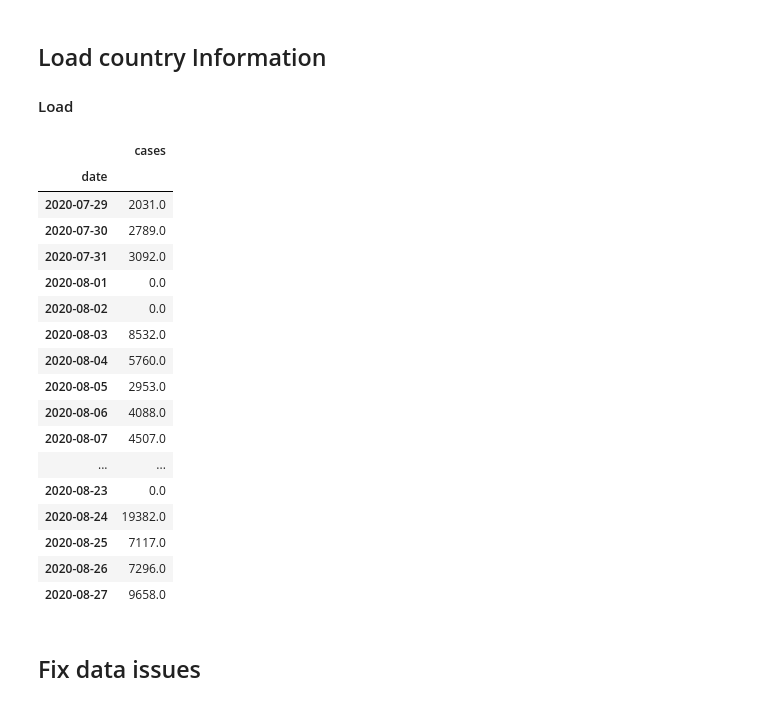
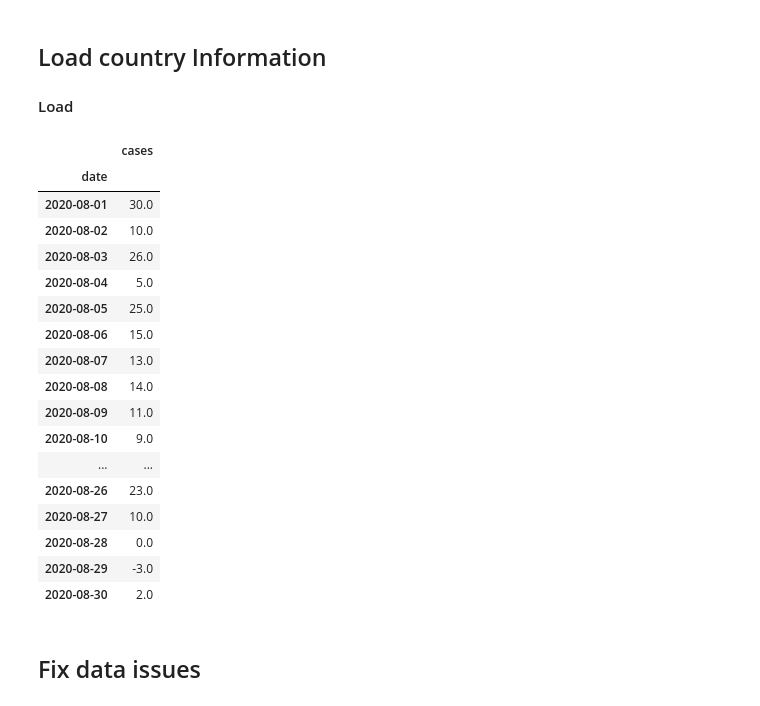
Before and after one commit to gkossakowski/covid-19, a Jupyter notebook: Realtime Rt mcmc.ipynb, the cells around one changed output. Drawn from its saved outputs; the diff is of its cells as text; code cells hidden in the pictures.

```diff
--- a/Realtime Rt mcmc.ipynb
+++ b/Realtime Rt mcmc.ipynb
@@ -66,26 +66,26 @@ def prepareCountry(country, data):
 
 countries = pd.concat([prepareCountry(country,data) for country, data in countries.groupby('country')])
 # %%
-countries.loc['Spain'].tail(30)
+countries.loc['Cyprus'].tail(30)
 # %% [output]
 |  | cases |
 | date |  |
-| 2020-07-29 | 2031.0 |
-| 2020-07-30 | 2789.0 |
-| 2020-07-31 | 3092.0 |
-| 2020-08-01 | 0.0 |
-| 2020-08-02 | 0.0 |
-| 2020-08-03 | 8532.0 |
-| 2020-08-04 | 5760.0 |
-| 2020-08-05 | 2953.0 |
-| 2020-08-06 | 4088.0 |
-| 2020-08-07 | 4507.0 |
+| 2020-08-01 | 30.0 |
+| 2020-08-02 | 10.0 |
+| 2020-08-03 | 26.0 |
+| 2020-08-04 | 5.0 |
+| 2020-08-05 | 25.0 |
+| 2020-08-06 | 15.0 |
+| 2020-08-07 | 13.0 |
+| 2020-08-08 | 14.0 |
+| 2020-08-09 | 11.0 |
+| 2020-08-10 | 9.0 |
 | ... | ... |
-| 2020-08-23 | 0.0 |
-| 2020-08-24 | 19382.0 |
-| 2020-08-25 | 7117.0 |
-| 2020-08-26 | 7296.0 |
-| 2020-08-27 | 9658.0 |
+| 2020-08-26 | 23.0 |
+| 2020-08-27 | 10.0 |
+| 2020-08-28 | 0.0 |
+| 2020-08-29 | -3.0 |
+| 2020-08-30 | 2.0 |
 # %% [markdown]
 ## Fix data issues
 # %% [markdown]
```
Also changed, not shown: parts of 17 cells of this notebook, 2 other files.
